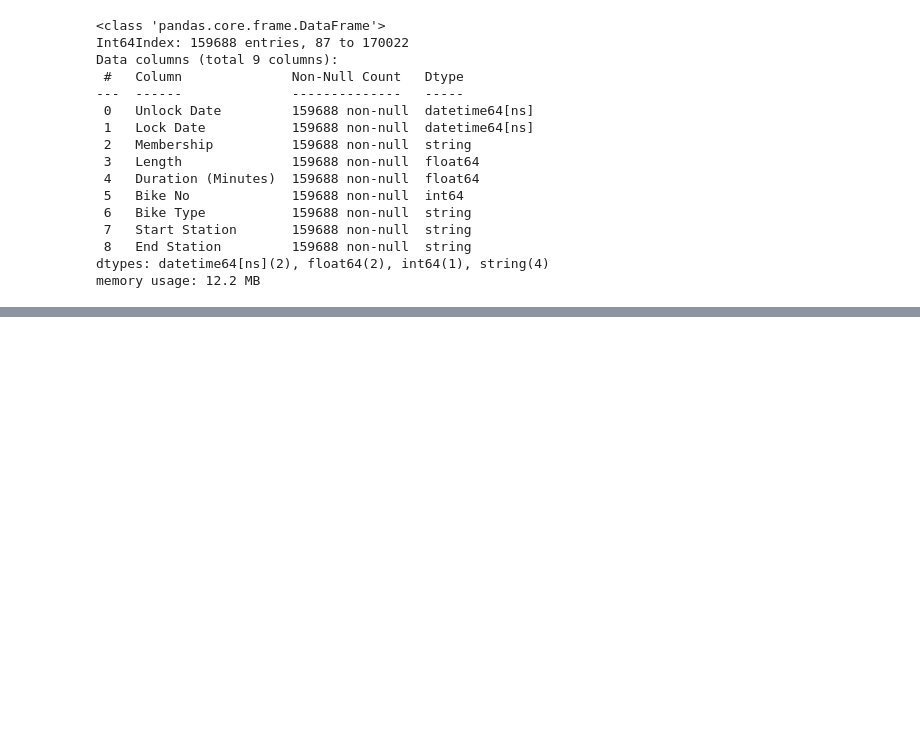
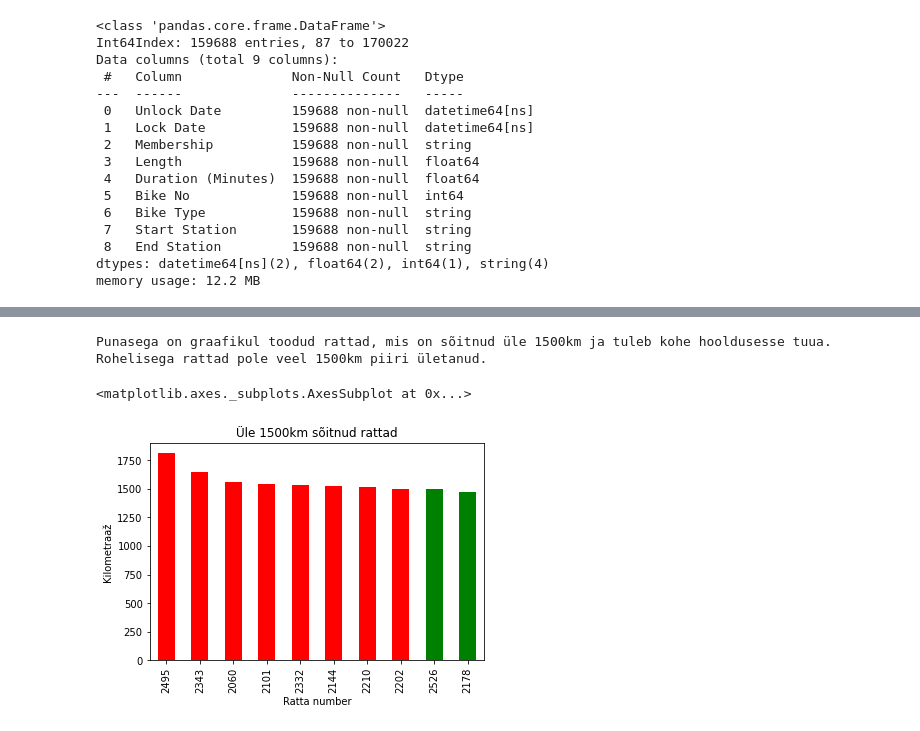
Before and after one commit to dlohmus/rattaringlus, a Jupyter notebook: Tartu_rattaringlus.ipynb, the cells around one changed output, grey strips where cells are left out. Cells and saved outputs as stored; diff of their text form; code cells hidden in the pictures; blank space fills up the shorter version.

```diff
--- a/Tartu_rattaringlus.ipynb
+++ b/Tartu_rattaringlus.ipynb
@@ -250,0 +334,17 @@ Name: Start Station, dtype: Int64
+# %%
+#Järgneb näide kuidas saada andmed graafikuks vajalikule kujule, kui ei oska hästi Pythonit
+rattaID = np.array([2495, 2343, 2060, 2101, 2332, 2144, 2210, 2202, 2526, 2178])
+labisoit = np.array([1812.66, 1652.00, 1564.60, 1539.87, 1534.01, 1528.46, 1514.94, 1502.63, 1497.15, 1473.42])
+graafikukskoos = pd.Series(labisoit, index=rattaID)
+#print(graafikukskoos)
+
+print("Punasega on graafikul toodud rattad, mis on sõitnud üle 1500km ja tuleb kohe hooldusesse tuua. Rohelisega rattad pole veel 1500km piiri ületanud.")
+värvid2 = ["red", "red", "red", "red", "red", "red", "red", "red","green", "green"]
+
+#loome tulpdiagrammi, mille X-teljel on laenutuspunktide nimi ja y-teljel laenutuste arv
+graafikukskoos.plot.bar(xlabel="Ratta number", ylabel="Kilometraaž", title="Üle 1500km sõitnud rattad", color=värvid2)
+#plt.show()
+# %% [output]
+Punasega on graafikul toodud rattad, mis on sõitnud üle 1500km ja tuleb kohe hooldusesse tuua. Rohelisega rattad pole veel 1500km piiri ületanud.
+<matplotlib.axes._subplots.AxesSubplot at 0x...>
+[figure, added]
```
Also changed, not shown: parts of 14 cells of this notebook.
